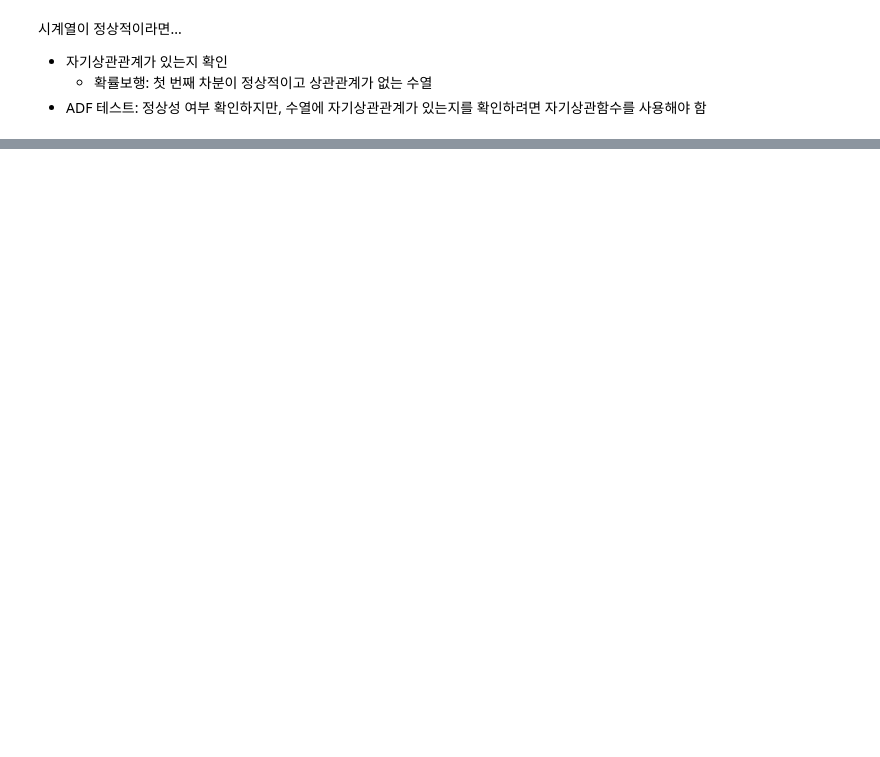
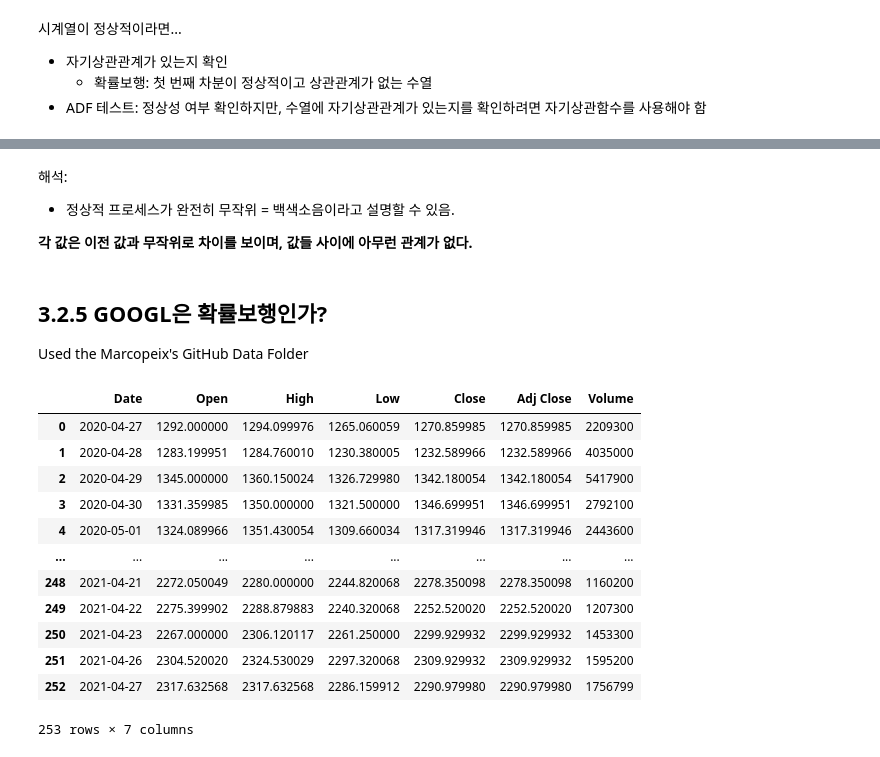
Before and after one commit to mskcho00/TimeSeries-Self-Practice, a Jupyter notebook: 3(Random Walk).ipynb, the cells around one changed output, grey strips where cells are left out. Cells and saved outputs as stored; diff of their text form; code cells hidden in the pictures; blank space fills up the shorter version.

```diff
--- a/3(Random Walk).ipynb
+++ b/3(Random Walk).ipynb
@@ -98,0 +182,30 @@ $y_t = C + \alpha_{1}y_{t-1} + \epsilon_{t}$ </br>
+# %% [markdown]
+해석:
+- 정상적 프로세스가 완전히 무작위 = 백색소음이라고 설명할 수 있음.
+
+**각 값은 이전 값과 무작위로 차이를 보이며, 값들 사이에 아무런 관계가 없다.**
+# %% [markdown]
+## 3.2.5 GOOGL은 확률보행인가?
+
+Used the Marcopeix's GitHub Data Folder
+# %%
+import pandas as pd
+
+url = 'https://raw.githubusercontent.com/marcopeix/TimeSeriesForecastingInPython/master/data/GOOGL.csv'
+df = pd.read_csv(url)
+
+df
+# %% [output]
+|  | Date | Open | High | Low | Close | Adj Close | Volume |
+| 0 | 2020-04-27 | 1292.000000 | 1294.099976 | 1265.060059 | 1270.859985 | 1270.859985 | 2209300 |
+| 1 | 2020-04-28 | 1283.199951 | 1284.760010 | 1230.380005 | 1232.589966 | 1232.589966 | 4035000 |
+| 2 | 2020-04-29 | 1345.000000 | 1360.150024 | 1326.729980 | 1342.180054 | 1342.180054 | 5417900 |
+| 3 | 2020-04-30 | 1331.359985 | 1350.000000 | 1321.500000 | 1346.699951 | 1346.699951 | 2792100 |
+| 4 | 2020-05-01 | 1324.089966 | 1351.430054 | 1309.660034 | 1317.319946 | 1317.319946 | 2443600 |
+| ... | ... | ... | ... | ... | ... | ... | ... |
+| 248 | 2021-04-21 | 2272.050049 | 2280.000000 | 2244.820068 | 2278.350098 | 2278.350098 | 1160200 |
+| 249 | 2021-04-22 | 2275.399902 | 2288.879883 | 2240.320068 | 2252.520020 | 2252.520020 | 1207300 |
+| 250 | 2021-04-23 | 2267.000000 | 2306.120117 | 2261.250000 | 2299.929932 | 2299.929932 | 1453300 |
+| 251 | 2021-04-26 | 2304.520020 | 2324.530029 | 2297.320068 | 2309.929932 | 2309.929932 | 1595200 |
+| 252 | 2021-04-27 | 2317.632568 | 2317.632568 | 2286.159912 | 2290.979980 | 2290.979980 | 1756799 |
+253 rows × 7 columns
```
Also changed, not shown: parts of 15 cells of this notebook.
